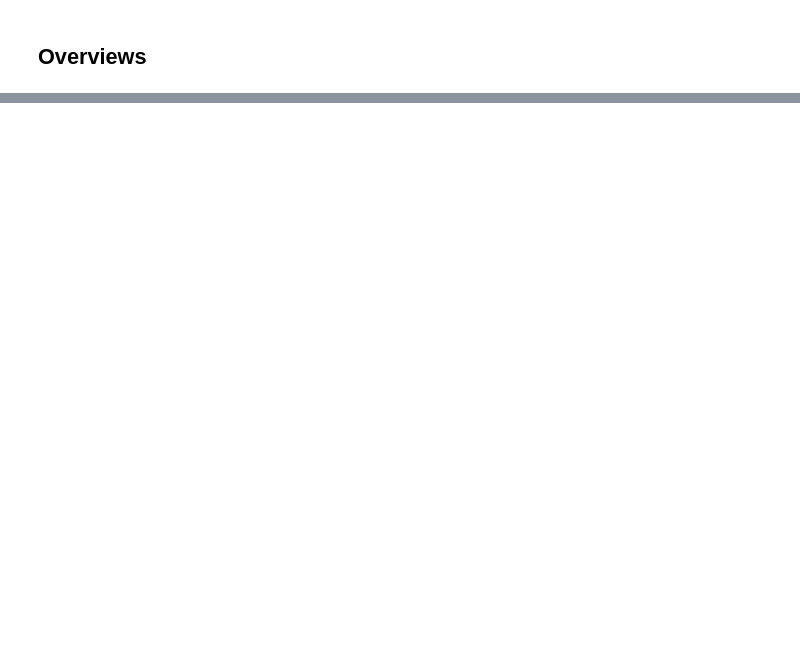
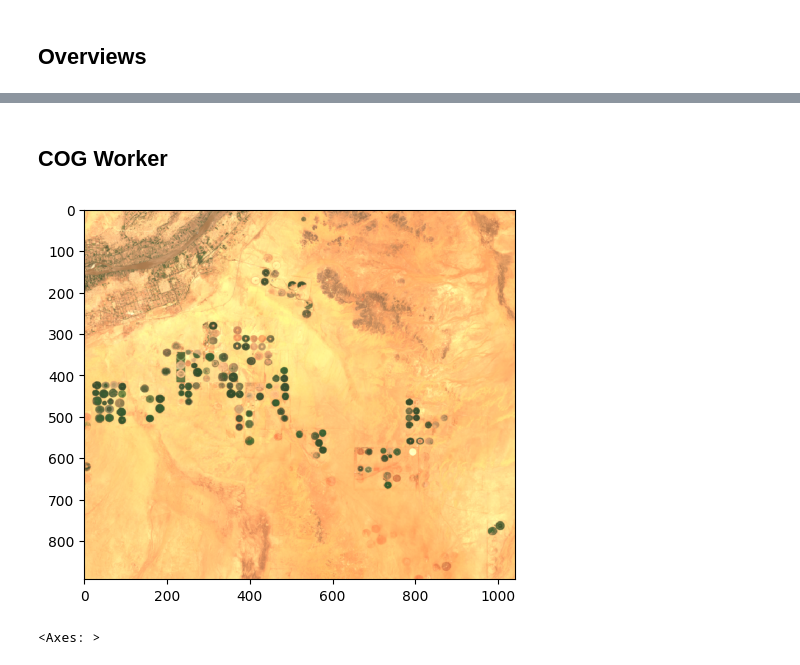
Before and after one commit to BielStela/jornades-sig-lliure, a Jupyter notebook: notebooks/cogs.ipynb, the cells around one changed output, grey strips where cells are left out. Drawn from its saved outputs; the diff is of its cells as text; code cells hidden in the pictures; blank space fills up the shorter version.

Commit message:
Updates cog_worker examples

```diff
--- a/notebooks/cogs.ipynb
+++ b/notebooks/cogs.ipynb
@@ -37,0 +69,10 @@ decimations
+# %%
+%%time
+# If you want to be sure that rasterio is actually reading an overview just use the following.
+# removing the GDAL caches tricks and reading a shape that is not the one of an overview
+# ... be warned that it takes a while
+size = 1373
+with rio.Env(VSI_CACHE=False, GDAL_CACHEMAX=0) as env:
+    with rio.open("../data/sentinel_cog.tif") as src:
+        out = np.empty((3,  size, size)).astype(src.profile['dtype'])
+        out = src.read(out=out)
@@ -60,0 +138,11 @@ m
+# %%
+%%timeit
+
+# Play with the window size and offsets to see how the read time changes.
+window_size = 1024
+row_offset = 1024
+col_offset = 1024
+with rio.Env(VSI_CACHE=False, GDAL_CACHEMAX=0) as env:
+    with rio.open("../data/sentinel_cog.tif") as src:
+        window = rio.windows.Window(col_offset, row_offset, window_size, window_size)
+        arr = src.read(1, window=window)
@@ -60,0 +151,2 @@ m
+# %% [markdown]
+## COG Worker
@@ -60,0 +157,14 @@ m
+# %%
+
+bounds = [33.5, 16.5, 33.85, 16.8,]
+
+def my_analysis(worker):
+    arr = worker.read('../data/sentinel_cog.tif')
+    return arr
+
+manager = Manager(proj='epsg:4326', scale=0.086, bounds=bounds)
+arr, bbox = manager.preview(my_analysis)
+show(arr)
+# %% [output]
+[figure, added]
+<Axes: >
```
Also changed, not shown: parts of 20 cells of this notebook, 2 other files.
